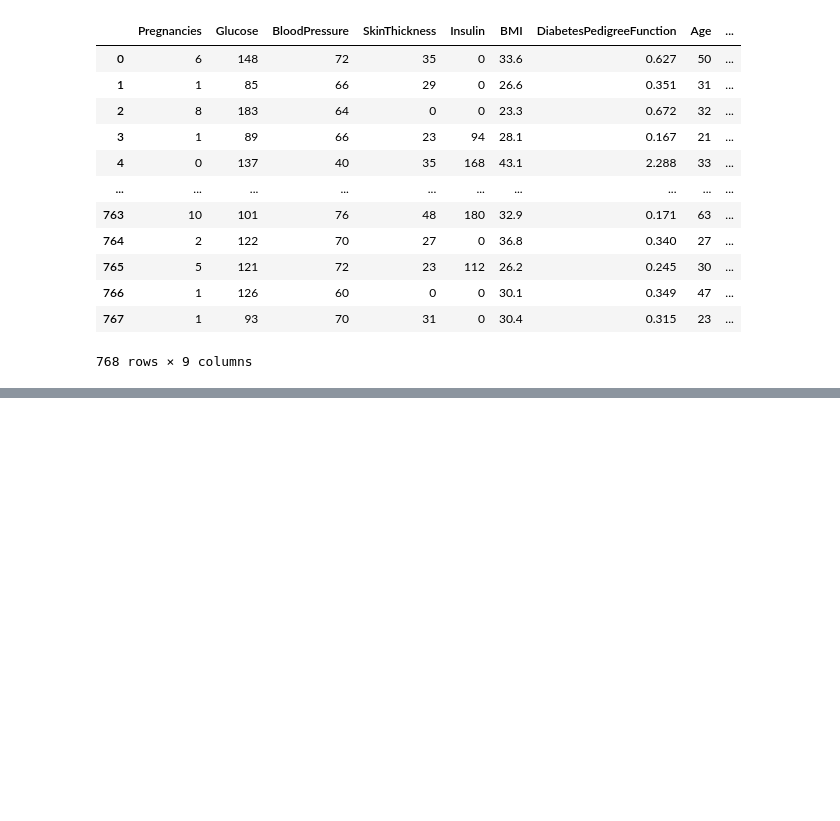
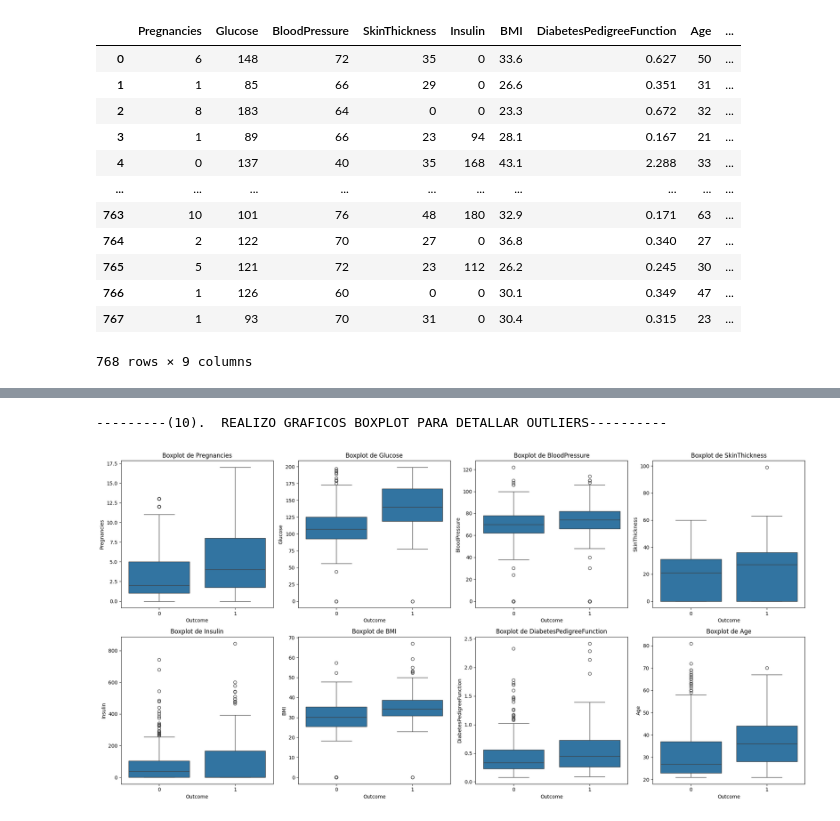
Before and after one commit to Jorge3127/Proyecto-arbol-de-decision-Jorge3127, a Jupyter notebook: src/explore.ipynb, the cells around one changed output, grey strips where cells are left out. Drawn from its saved outputs; the diff is of its cells as text; code cells hidden in the pictures; blank space fills up the shorter version.

```diff
--- a/src/explore.ipynb
+++ b/src/explore.ipynb
@@ -60,0 +268,19 @@ df
+# %%
+print("---------(10).  REALIZO GRAFICOS BOXPLOT PARA DETALLAR OUTLIERS----------")
+
+# Lista de variables para graficar
+variables = ['Pregnancies', 'Glucose', 'BloodPressure', 'SkinThickness', 'Insulin', 'BMI', 'DiabetesPedigreeFunction', 'Age']
+
+# Crear subplots
+fig, axes = plt.subplots(nrows=2, ncols=4, figsize=(20, 10))
+
+# Graficar boxplots para cada variable
+for i, var in enumerate(variables):
+    sns.boxplot(x='Outcome', y=var, data=df, ax=axes[i//4, i%4])
+    axes[i//4, i%4].set_title(f'Boxplot de {var}')
+
+plt.tight_layout()
+plt.show()
+# %% [output]
+---------(10).  REALIZO GRAFICOS BOXPLOT PARA DETALLAR OUTLIERS----------
+[figure, added]
```
Also changed, not shown: parts of 37 cells of this notebook.
